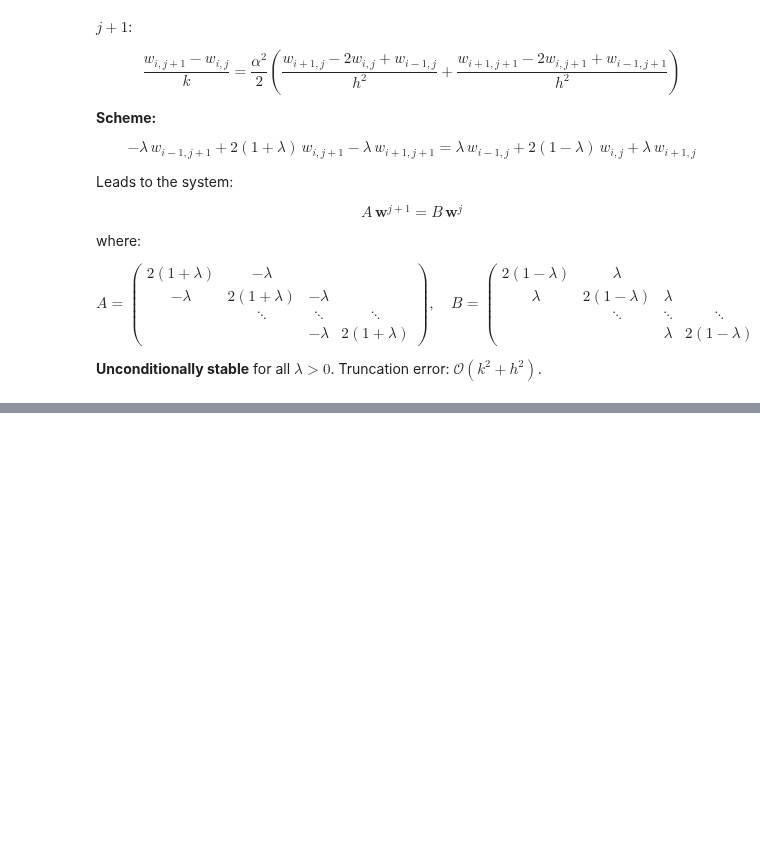
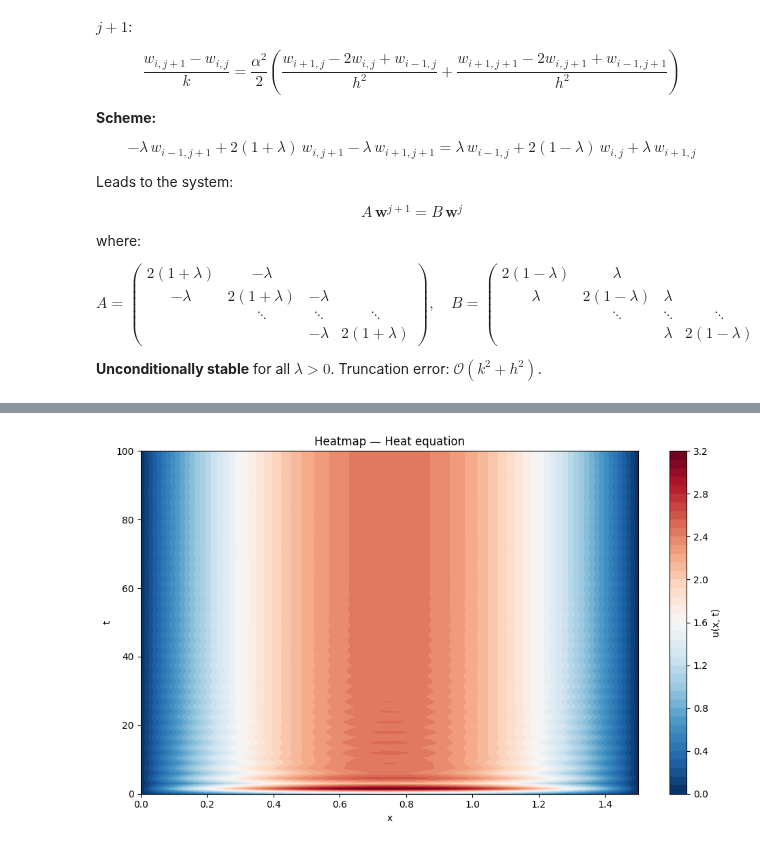
Before and after one commit to weldersalvador/Numerical-analysis-Python, a Jupyter notebook: Partial_Differential_Equations/Parabolic PDEs/parabolic.ipynb, the cells around one changed output, grey strips where cells are left out. Cells and saved outputs as stored; diff of their text form; code cells hidden in the pictures; blank space fills up the shorter version.

```diff
--- a/Partial_Differential_Equations/Parabolic PDEs/parabolic.ipynb
+++ b/Partial_Differential_Equations/Parabolic PDEs/parabolic.ipynb
@@ -1,6 +1,18 @@
 # %%
 import numpy as np
 import matplotlib.pyplot as plt
+# %%
+def plot_heatmap(x, t, w):
+    fig, ax = plt.subplots(figsize=(10, 6))
+
+    c = ax.contourf(x, t, w.T, levels=50, cmap='RdBu_r')
+    plt.colorbar(c, ax=ax, label='u(x, t)')
+
+    ax.set_xlabel('x')
+    ax.set_ylabel('t')
+    ax.set_title('Heatmap — Heat equation')
+    plt.tight_layout()
+    plt.show()
 # %%
 def thomas_algorithm(a,b,d,B):
     N = len(d)
@@ -282,0 +295,4 @@ plot_grafico(x,t,w)
+# %%
+plot_heatmap(x,t,w)
+# %% [output]
+[figure, added]
```
Also changed, not shown: parts of 2 cells of this notebook, 1 other file.
